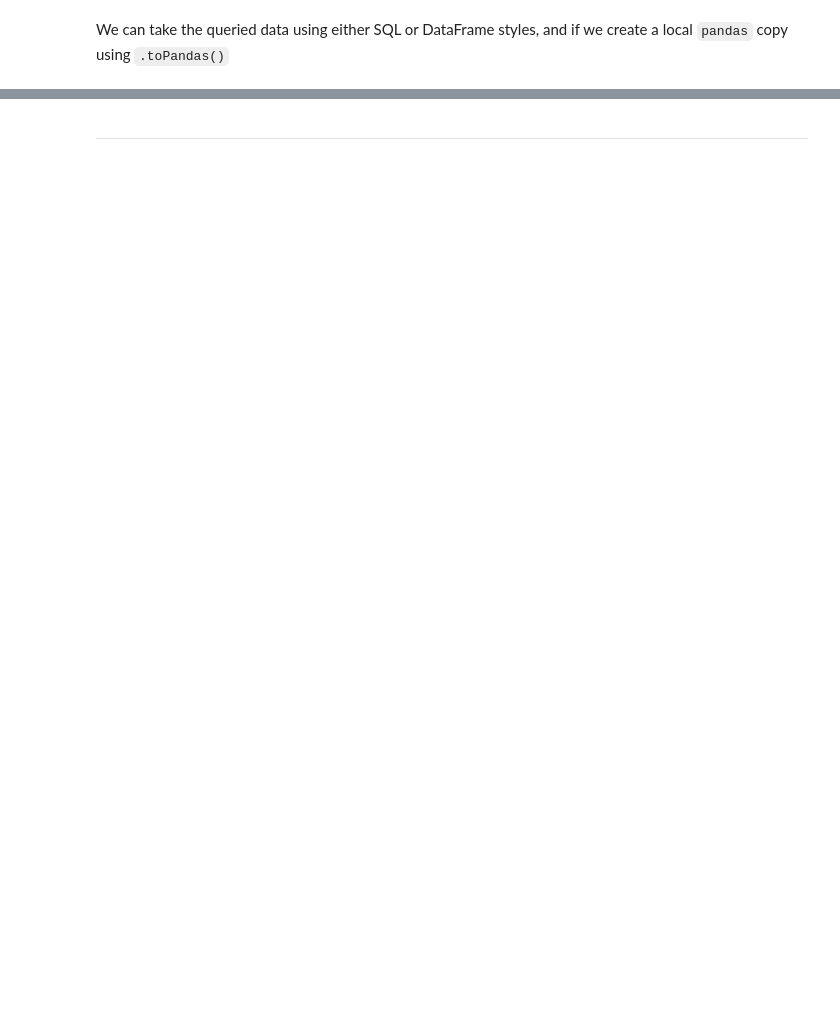
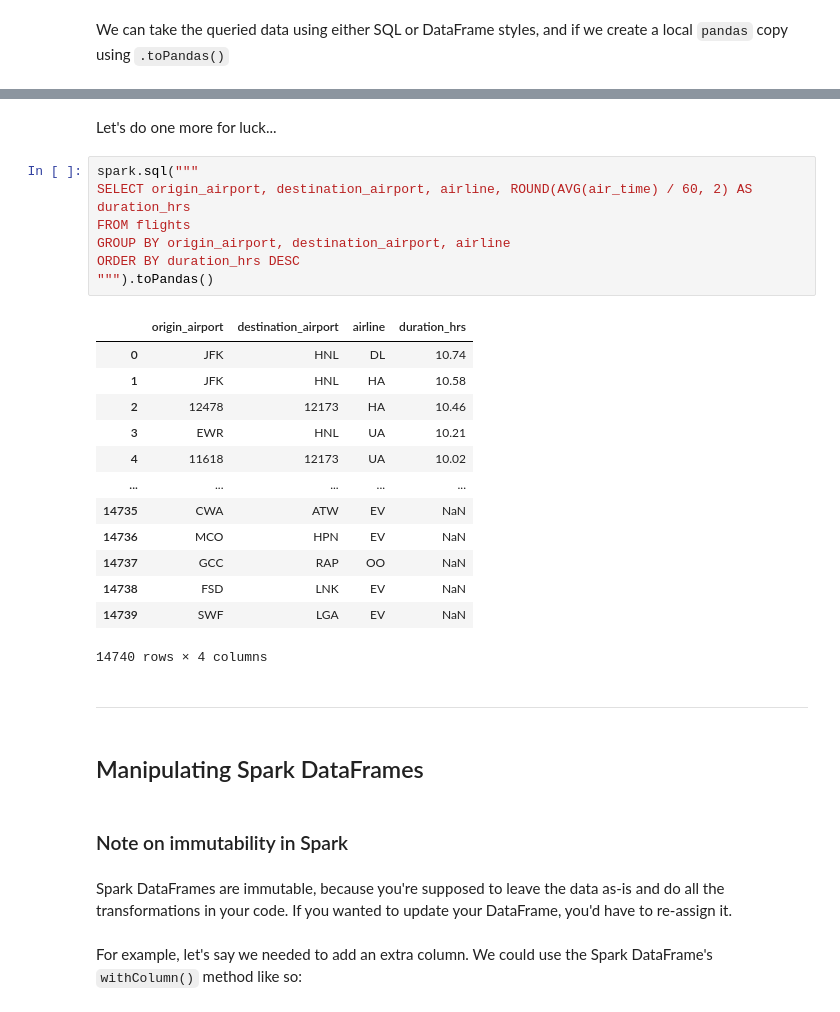
Before and after one commit to seantuck12/spark-play, a Jupyter notebook: spark_play_01_intro.ipynb, the cells around one changed output, grey strips where cells are left out. Drawn from its saved outputs; the diff is of its cells as text; blank space fills up the shorter version.

```diff
--- a/spark_play_01_intro.ipynb
+++ b/spark_play_01_intro.ipynb
@@ -185,5 +185,36 @@ flights\
 | 17 | DEN | PIA | 84.750000 |
 | 18 | TTN | CVG | 75.666667 |
 | 19 | MDT | DEN | 72.500000 |
+# %% [markdown]
+Let's do one more for luck...
+# %%
+spark.sql("""
+SELECT origin_airport, destination_airport, airline, ROUND(AVG(air_time) / 60, 2) AS duration_hrs
+FROM flights
+GROUP BY origin_airport, destination_airport, airline
+ORDER BY duration_hrs DESC
+""").toPandas()
+# %% [output]
+|  | origin_airport | destination_airport | airline | duration_hrs |
+| 0 | JFK | HNL | DL | 10.74 |
+| 1 | JFK | HNL | HA | 10.58 |
+| 2 | 12478 | 12173 | HA | 10.46 |
+| 3 | EWR | HNL | UA | 10.21 |
+| 4 | 11618 | 12173 | UA | 10.02 |
+| ... | ... | ... | ... | ... |
+| 14735 | CWA | ATW | EV | NaN |
+| 14736 | MCO | HPN | EV | NaN |
+| 14737 | GCC | RAP | OO | NaN |
+| 14738 | FSD | LNK | EV | NaN |
+| 14739 | SWF | LGA | EV | NaN |
+14740 rows × 4 columns
 # %% [markdown]
 -------------------------------------
+# %% [markdown]
+## Manipulating Spark DataFrames
+# %% [markdown]
+### Note on immutability in Spark
+# %% [markdown]
+Spark DataFrames are immutable, because you're supposed to leave the data as-is and do all the transformations in your code. If you wanted to update your DataFrame, you'd have to re-assign it.
+# %% [markdown]
+For example, let's say we needed to add an extra column. We could use the Spark DataFrame's `withColumn()` method like so:
```
Also changed, not shown: parts of 36 cells of this notebook.
